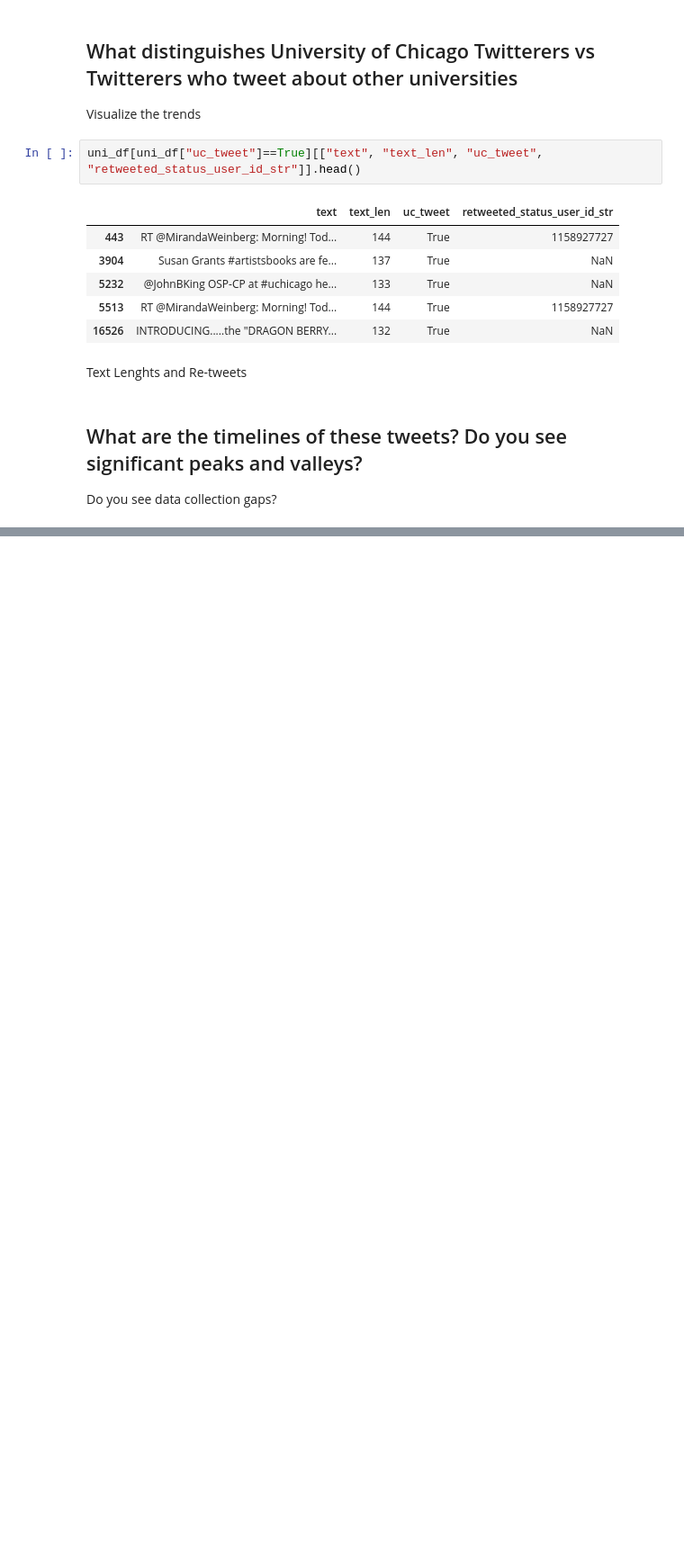
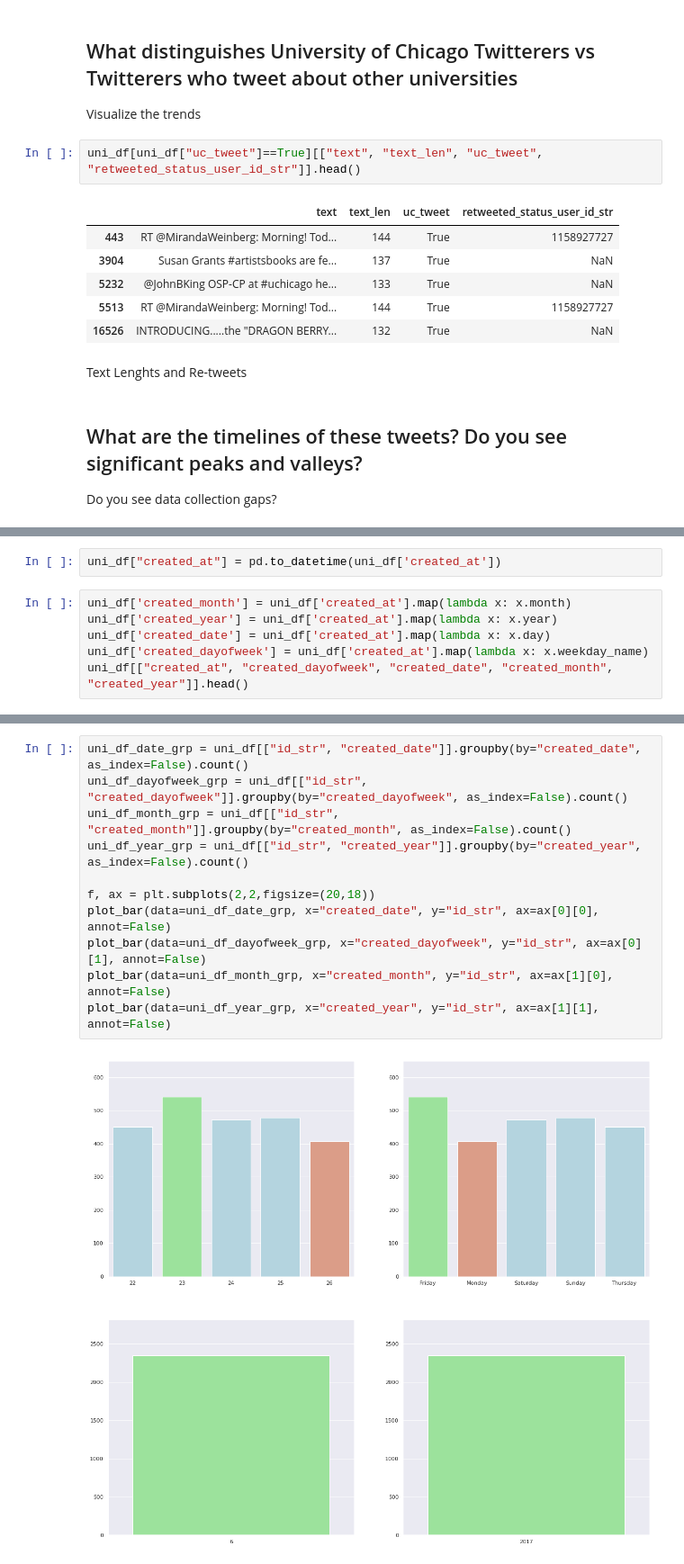
Before and after one commit to DoinGodsWork37/BigDataEngg, a Jupyter notebook: final_project/EDA.ipynb, the cells around one changed output, grey strips where cells are left out. Shown: that part at 90% size. Saved outputs shown, nothing was run; the diff lists cells and outputs as text; blank space fills up the shorter version.

```diff
--- a/final_project/EDA.ipynb
+++ b/final_project/EDA.ipynb
@@ -315,0 +323,8 @@ Do you see data collection gaps?
+# %%
+uni_df["created_at"] = pd.to_datetime(uni_df['created_at'])
+# %%
+uni_df['created_month'] = uni_df['created_at'].map(lambda x: x.month)
+uni_df['created_year'] = uni_df['created_at'].map(lambda x: x.year)
+uni_df['created_date'] = uni_df['created_at'].map(lambda x: x.day)
+uni_df['created_dayofweek'] = uni_df['created_at'].map(lambda x: x.weekday_name)
+uni_df[["created_at", "created_dayofweek", "created_date", "created_month", "created_year"]].head()
@@ -315,0 +347,13 @@ Do you see data collection gaps?
+# %%
+uni_df_date_grp = uni_df[["id_str", "created_date"]].groupby(by="created_date", as_index=False).count()
+uni_df_dayofweek_grp = uni_df[["id_str", "created_dayofweek"]].groupby(by="created_dayofweek", as_index=False).count()
+uni_df_month_grp = uni_df[["id_str", "created_month"]].groupby(by="created_month", as_index=False).count()
+uni_df_year_grp = uni_df[["id_str", "created_year"]].groupby(by="created_year", as_index=False).count()
+
+f, ax = plt.subplots(2,2,figsize=(20,18))
+plot_bar(data=uni_df_date_grp, x="created_date", y="id_str", ax=ax[0][0], annot=False)
+plot_bar(data=uni_df_dayofweek_grp, x="created_dayofweek", y="id_str", ax=ax[0][1], annot=False)
+plot_bar(data=uni_df_month_grp, x="created_month", y="id_str", ax=ax[1][0], annot=False)
+plot_bar(data=uni_df_year_grp, x="created_year", y="id_str", ax=ax[1][1], annot=False)
+# %% [output]
+[figure, added]
```
Also changed, not shown: parts of 7 cells of this notebook.
